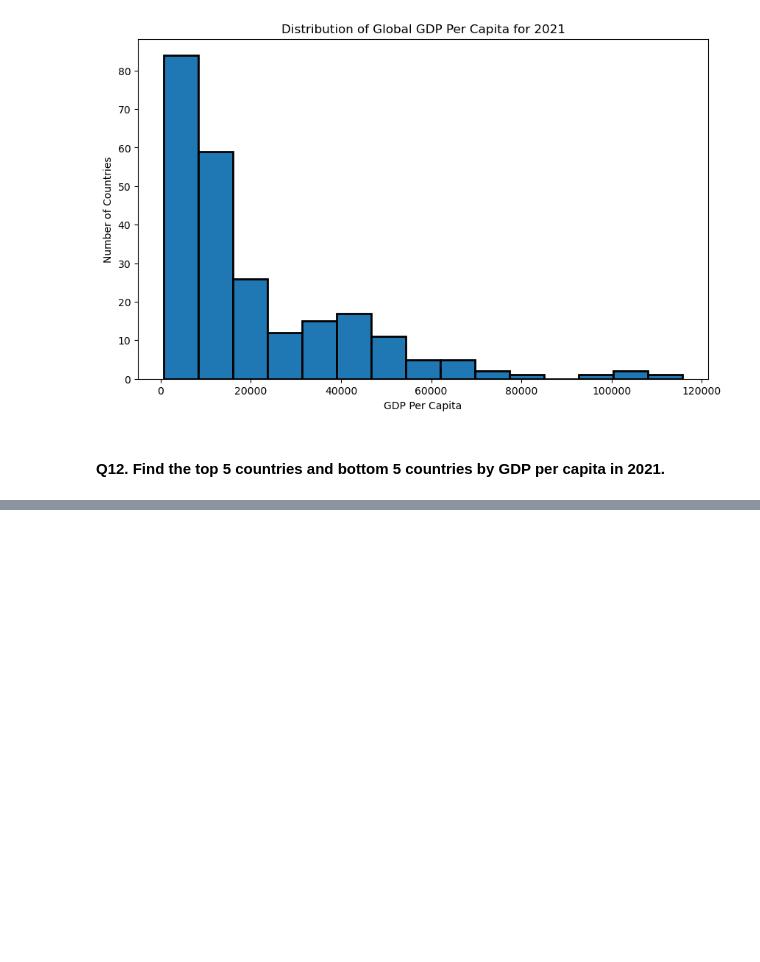
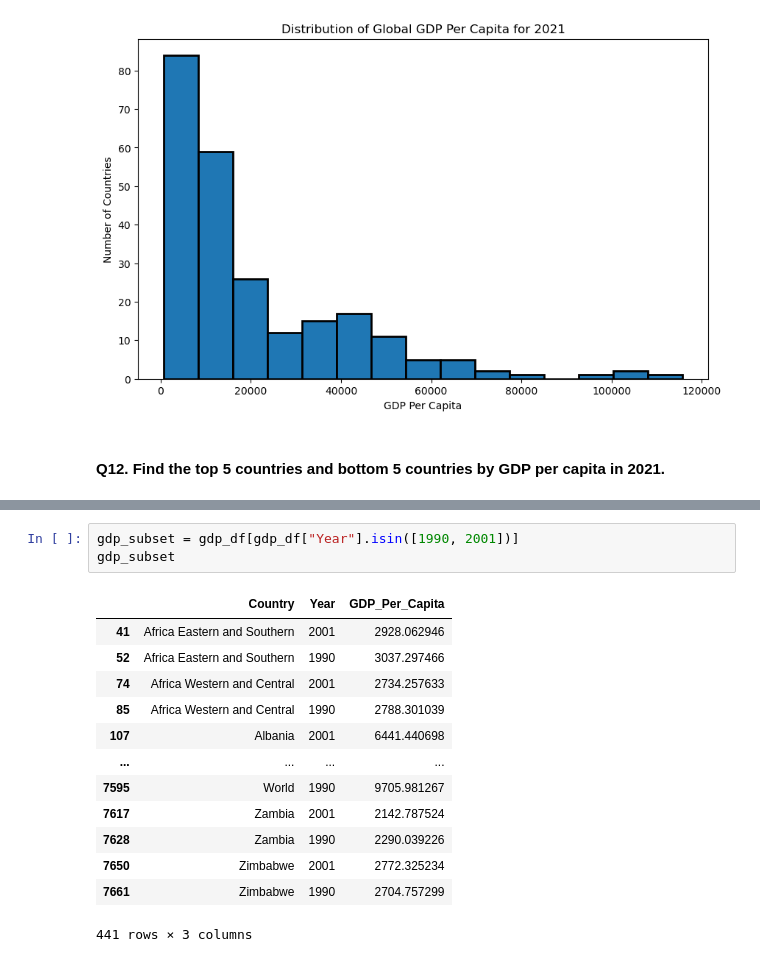
Before and after one commit to nss-data-science-cohort-8/un-exploration-mariacancodenow, a Jupyter notebook: notebooks/UN_Data_Exploration.ipynb, the cells around one changed output, grey strips where cells are left out. Drawn from its saved outputs; the diff is of its cells as text; blank space fills up the shorter version.

```diff
--- a/notebooks/UN_Data_Exploration.ipynb
+++ b/notebooks/UN_Data_Exploration.ipynb
@@ -288,0 +159,17 @@ gdp_pivoted
+# %%
+gdp_subset = gdp_df[gdp_df["Year"].isin([1990, 2001])]
+gdp_subset
+# %% [output]
+|  | Country | Year | GDP_Per_Capita |
+| 41 | Africa Eastern and Southern | 2001 | 2928.062946 |
+| 52 | Africa Eastern and Southern | 1990 | 3037.297466 |
+| 74 | Africa Western and Central | 2001 | 2734.257633 |
+| 85 | Africa Western and Central | 1990 | 2788.301039 |
+| 107 | Albania | 2001 | 6441.440698 |
+| ... | ... | ... | ... |
+| 7595 | World | 1990 | 9705.981267 |
+| 7617 | Zambia | 2001 | 2142.787524 |
+| 7628 | Zambia | 1990 | 2290.039226 |
+| 7650 | Zimbabwe | 2001 | 2772.325234 |
+| 7661 | Zimbabwe | 1990 | 2704.757299 |
+441 rows × 3 columns
```
Also changed, not shown: parts of 29 cells of this notebook.
